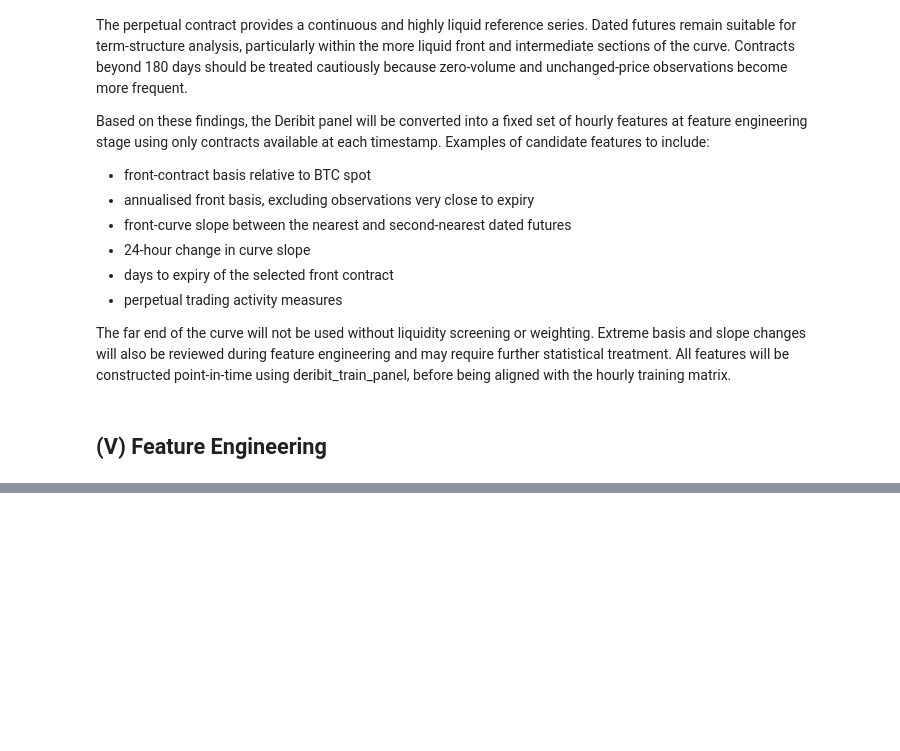
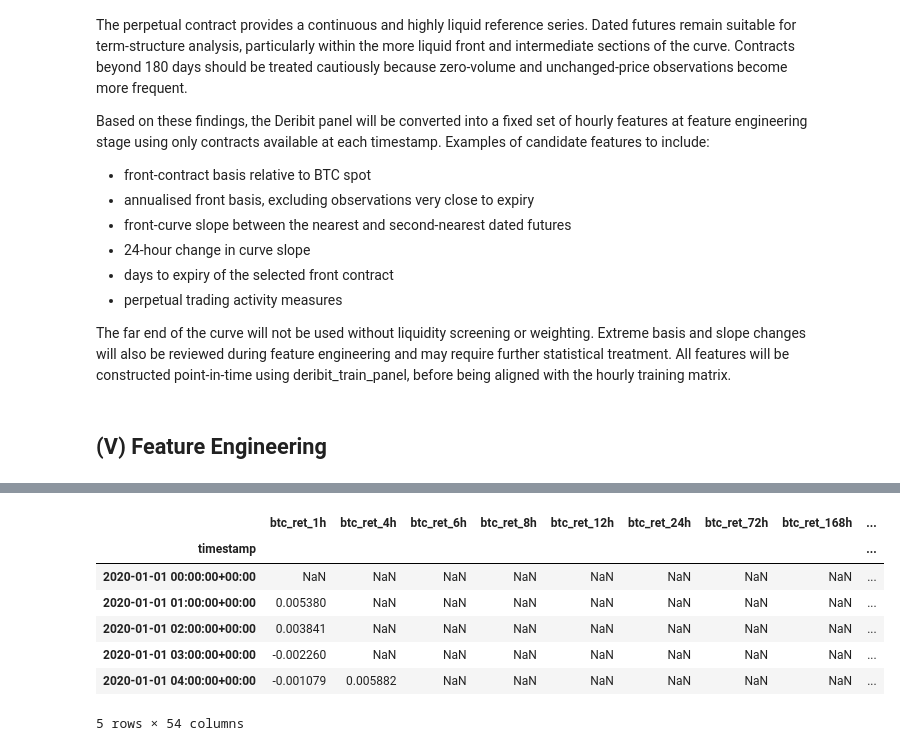
Before and after one commit to jade-lam/CQF, a Jupyter notebook: CQF_Final_Project.ipynb, the cells around one changed output, grey strips where cells are left out. Drawn from its saved outputs; the diff is of its cells as text; code cells hidden in the pictures; blank space fills up the shorter version.

```diff
--- a/CQF_Final_Project.ipynb
+++ b/CQF_Final_Project.ipynb
@@ -2665,0 +2785,72 @@ The far end of the curve will not be used without liquidity screening or weighti
+# %%
+# CEX deterministic feature engineering — source PIT T+0
+cex = X_train.copy()
+eps = 1e-12
+
+required_cols = ["btc_open", "btc_high", "btc_low", "btc_close", "btc_volume", "btc_quote_volume", "btc_num_trades", "btc_taker_buy_volume", "btc_taker_buy_quote_volume"]
+missing_required = [col for col in required_cols if col not in cex.columns]
+if missing_required: raise KeyError(f"Missing required CEX columns: {missing_required}")
+
+btc_log_close = np.log(cex["btc_close"])
+btc_ret_1h = btc_log_close.diff()
+
+for h in [1, 4, 6, 8, 12, 24, 72, 168]: X_train_engineered[f"btc_ret_{h}h"] = btc_log_close.diff(h)
+
+for h in [24, 72, 168]: X_train_engineered[f"btc_rv_{h}h"] = btc_ret_1h.rolling(h, min_periods=h).std()
+
+for h in [24, 72]: X_train_engineered[f"btc_downside_semivar_{h}h"] = btc_ret_1h.clip(upper=0).pow(2).rolling(h, min_periods=h).mean()
+for h in [24, 72]: X_train_engineered[f"btc_upside_semivar_{h}h"] = btc_ret_1h.clip(lower=0).pow(2).rolling(h, min_periods=h).mean()
+for h in [24, 72]: X_train_engineered[f"btc_semivar_ratio_{h}h"] = X_train_engineered[f"btc_downside_semivar_{h}h"] / (X_train_engineered[f"btc_upside_semivar_{h}h"] + eps)
+
+for h in [24, 72, 200, 720]: X_train_engineered[f"btc_ma_distance_{h}h"] = cex["btc_close"] / cex["btc_close"].rolling(h, min_periods=h).mean() - 1
+
+X_train_engineered["btc_drawdown_720h"] = cex["btc_close"] / cex["btc_close"].rolling(720, min_periods=720).max() - 1
+X_train_engineered["btc_drawdown_expanding"] = cex["btc_close"] / cex["btc_close"].cummax() - 1
+X_train_engineered["btc_range_pct"] = (cex["btc_high"] - cex["btc_low"]) / cex["btc_close"]
+X_train_engineered["btc_close_location"] = (cex["btc_close"] - cex["btc_low"]) / (cex["btc_high"] - cex["btc_low"] + eps)
+X_train_engineered["btc_log_volume"] = np.log1p(cex["btc_volume"])
+X_train_engineered["btc_log_quote_volume"] = np.log1p(cex["btc_quote_volume"])
+X_train_engineered["btc_log_num_trades"] = np.log1p(cex["btc_num_trades"])
+X_train_engineered["btc_avg_trade_size"] = cex["btc_volume"] / (cex["btc_num_trades"] + eps)
+X_train_engineered["btc_taker_buy_ratio"] = cex["btc_taker_buy_volume"] / (cex["btc_volume"] + eps)
+X_train_engineered["btc_taker_imbalance"] = 2 * X_train_engineered["btc_taker_buy_ratio"] - 1
+X_train_engineered["btc_taker_buy_quote_ratio"] = cex["btc_taker_buy_quote_volume"] / (cex["btc_quote_volume"] + eps)
+X_train_engineered["btc_amihud_illiquidity"] = btc_ret_1h.abs() / (cex["btc_quote_volume"] + eps)
+
+for h in [24, 168]: X_train_engineered[f"btc_volume_z_{h}h"] = (X_train_engineered["btc_log_volume"] - X_train_engineered["btc_log_volume"].rolling(h, min_periods=h).mean()) / X_train_engineered["btc_log_volume"].rolling(h, min_periods=h).std()
+for h in [4, 12, 24, 72]: X_train_engineered[f"btc_vol_scaled_momentum_{h}h"] = X_train_engineered[f"btc_ret_{h}h"] / (X_train_engineered["btc_rv_24h"] * np.sqrt(h) + eps)
+
+if "eth_close" in cex.columns:
+    eth_log_close = np.log(cex["eth_close"])
+    for h in [1, 4, 12, 24]: X_train_engineered[f"eth_ret_{h}h"] = eth_log_close.diff(h)
+    for h in [1, 4, 12, 24]: X_train_engineered[f"eth_minus_btc_ret_{h}h"] = X_train_engineered[f"eth_ret_{h}h"] - X_train_engineered[f"btc_ret_{h}h"]
+
+coinbase_close_col = next((col for col in ["coinbase_btc_close", "coinbase_close", "btc_coinbase_close"] if col in cex.columns), None)
+okx_close_col = next((col for col in ["okx_btc_close", "okx_close", "btc_okx_close"] if col in cex.columns), None)
+if coinbase_close_col: X_train_engineered["coinbase_premium"] = cex[coinbase_close_col] / cex["btc_close"] - 1
+if okx_close_col: X_train_engineered["okx_premium"] = cex[okx_close_col] / cex["btc_close"] - 1
+
+premium_col = next((col for col in ["btc_premium_close", "premium_close", "btc_premium_index"] if col in cex.columns), None)
+if premium_col:
+    X_train_engineered["btc_futures_premium"] = cex[premium_col]
+    X_train_engineered["btc_futures_premium_change_24h"] = cex[premium_col].diff(24)
+    X_train_engineered["btc_futures_premium_z_168h"] = (cex[premium_col] - cex[premium_col].rolling(168, min_periods=168).mean()) / cex[premium_col].rolling(168, min_periods=168).std()
+
+funding_col = next((col for col in ["btc_funding_rate", "funding_rate", "btc_funding"] if col in cex.columns), None)
+if funding_col:
+    funding_series = cex[funding_col]
+    funding_event = funding_series.ne(funding_series.shift()) & funding_series.notna()
+
+    X_train_engineered["btc_funding_rate"] = funding_series
+    X_train_engineered["btc_funding_event"] = funding_event.astype(int)
+    X_train_engineered["btc_funding_change"] = funding_series.diff()
+    X_train_engineered["btc_funding_mean_24h"] = funding_series.rolling(24, min_periods=1).mean()
+    X_train_engineered["btc_hours_since_funding"] = (~funding_event).groupby(funding_event.cumsum()).cumsum()
+
+X_train_engineered = X_train_engineered.replace([np.inf, -np.inf], np.nan)
+
+cex_feature_cols = X_train_engineered.columns.tolist()
+print(f"CEX engineered features added: {len(cex_feature_cols):,}")
+print(f"X_train_engineered shape: {X_train_engineered.shape}")
+display(X_train_engineered[cex_feature_cols].head())
+# %% [output]
@@ -2665,0 +2859,8 @@ The far end of the curve will not be used without liquidity screening or weighti
+|  | btc_ret_1h | btc_ret_4h | btc_ret_6h | btc_ret_8h | btc_ret_12h | btc_ret_24h | btc_ret_72h | btc_ret_168h | ... |
+| timestamp |  |  |  |  |  |  |  |  | ... |
+| 2020-01-01 00:00:00+00:00 | NaN | NaN | NaN | NaN | NaN | NaN | NaN | NaN | ... |
+| 2020-01-01 01:00:00+00:00 | 0.005380 | NaN | NaN | NaN | NaN | NaN | NaN | NaN | ... |
+| 2020-01-01 02:00:00+00:00 | 0.003841 | NaN | NaN | NaN | NaN | NaN | NaN | NaN | ... |
+| 2020-01-01 03:00:00+00:00 | -0.002260 | NaN | NaN | NaN | NaN | NaN | NaN | NaN | ... |
+| 2020-01-01 04:00:00+00:00 | -0.001079 | 0.005882 | NaN | NaN | NaN | NaN | NaN | NaN | ... |
+5 rows × 54 columns
```
Also changed, not shown: parts of 27 cells of this notebook.
